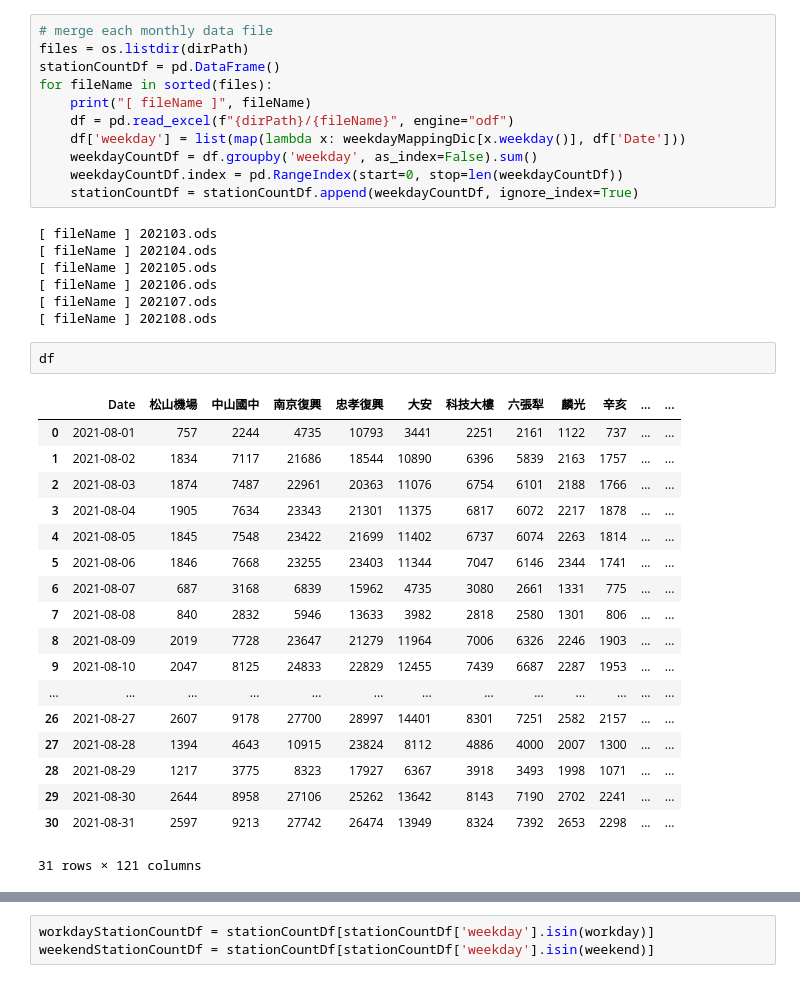
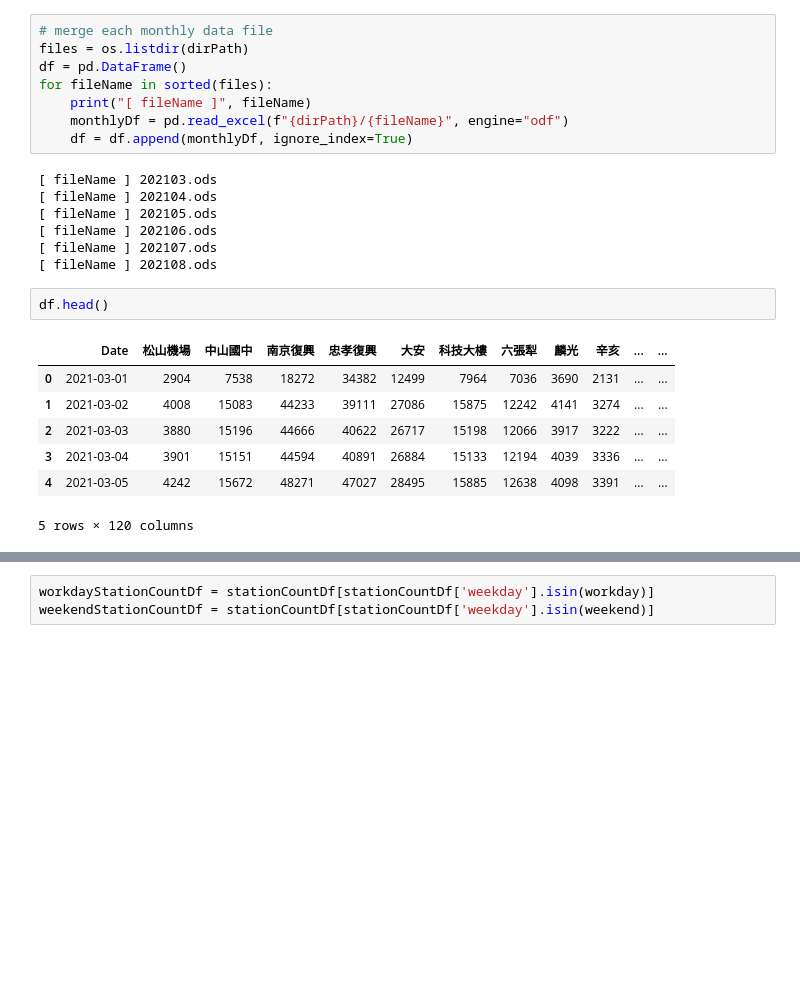
Before and after one commit to Jasmine-fe/TaipeiMRT, a Jupyter notebook: main.ipynb, the cells around one changed output, grey strips where cells are left out. Saved outputs shown, nothing was run; the diff lists cells and outputs as text; blank space fills up the shorter version.

```diff
--- a/main.ipynb
+++ b/main.ipynb
@@ -37,14 +35,11 @@ sns.set(style='white', font='SimHei', font_scale=1.5)
 # %%
 # merge each monthly data file
 files = os.listdir(dirPath)
-stationCountDf = pd.DataFrame()
+df = pd.DataFrame()
 for fileName in sorted(files):
     print("[ fileName ]", fileName)
-    df = pd.read_excel(f"{dirPath}/{fileName}", engine="odf")
-    df['weekday'] = list(map(lambda x: weekdayMappingDic[x.weekday()], df['Date']))
-    weekdayCountDf = df.groupby('weekday', as_index=False).sum()
-    weekdayCountDf.index = pd.RangeIndex(start=0, stop=len(weekdayCountDf))
-    stationCountDf = stationCountDf.append(weekdayCountDf, ignore_index=True)
+    monthlyDf = pd.read_excel(f"{dirPath}/{fileName}", engine="odf")
+    df = df.append(monthlyDf, ignore_index=True)
 # %% [output]
 [ fileName ] 202103.ods
 [ fileName ] 202104.ods
@@ -53,23 +48,12 @@ for fileName in sorted(files):
 [ fileName ] 202107.ods
 [ fileName ] 202108.ods
 # %%
-df
+df.head()
 # %% [output]
 |  | Date | 松山機場 | 中山國中 | 南京復興 | 忠孝復興 | 大安 | 科技大樓 | 六張犁 | 麟光 | 辛亥 | ... | ... |
-| 0 | 2021-08-01 | 757 | 2244 | 4735 | 10793 | 3441 | 2251 | 2161 | 1122 | 737 | ... | ... |
-| 1 | 2021-08-02 | 1834 | 7117 | 21686 | 18544 | 10890 | 6396 | 5839 | 2163 | 1757 | ... | ... |
-| 2 | 2021-08-03 | 1874 | 7487 | 22961 | 20363 | 11076 | 6754 | 6101 | 2188 | 1766 | ... | ... |
-| 3 | 2021-08-04 | 1905 | 7634 | 23343 | 21301 | 11375 | 6817 | 6072 | 2217 | 1878 | ... | ... |
-| 4 | 2021-08-05 | 1845 | 7548 | 23422 | 21699 | 11402 | 6737 | 6074 | 2263 | 1814 | ... | ... |
-| 5 | 2021-08-06 | 1846 | 7668 | 23255 | 23403 | 11344 | 7047 | 6146 | 2344 | 1741 | ... | ... |
-| 6 | 2021-08-07 | 687 | 3168 | 6839 | 15962 | 4735 | 3080 | 2661 | 1331 | 775 | ... | ... |
-| 7 | 2021-08-08 | 840 | 2832 | 5946 | 13633 | 3982 | 2818 | 2580 | 1301 | 806 | ... | ... |
-| 8 | 2021-08-09 | 2019 | 7728 | 23647 | 21279 | 11964 | 7006 | 6326 | 2246 | 1903 | ... | ... |
-| 9 | 2021-08-10 | 2047 | 8125 | 24833 | 22829 | 12455 | 7439 | 6687 | 2287 | 1953 | ... | ... |
-| ... | ... | ... | ... | ... | ... | ... | ... | ... | ... | ... | ... | ... |
-| 26 | 2021-08-27 | 2607 | 9178 | 27700 | 28997 | 14401 | 8301 | 7251 | 2582 | 2157 | ... | ... |
-| 27 | 2021-08-28 | 1394 | 4643 | 10915 | 23824 | 8112 | 4886 | 4000 | 2007 | 1300 | ... | ... |
-| 28 | 2021-08-29 | 1217 | 3775 | 8323 | 17927 | 6367 | 3918 | 3493 | 1998 | 1071 | ... | ... |
-| 29 | 2021-08-30 | 2644 | 8958 | 27106 | 25262 | 13642 | 8143 | 7190 | 2702 | 2241 | ... | ... |
-| 30 | 2021-08-31 | 2597 | 9213 | 27742 | 26474 | 13949 | 8324 | 7392 | 2653 | 2298 | ... | ... |
+| 0 | 2021-03-01 | 2904 | 7538 | 18272 | 34382 | 12499 | 7964 | 7036 | 3690 | 2131 | ... | ... |
+| 1 | 2021-03-02 | 4008 | 15083 | 44233 | 39111 | 27086 | 15875 | 12242 | 4141 | 3274 | ... | ... |
+| 2 | 2021-03-03 | 3880 | 15196 | 44666 | 40622 | 26717 | 15198 | 12066 | 3917 | 3222 | ... | ... |
+| 3 | 2021-03-04 | 3901 | 15151 | 44594 | 40891 | 26884 | 15133 | 12194 | 4039 | 3336 | ... | ... |
+| 4 | 2021-03-05 | 4242 | 15672 | 48271 | 47027 | 28495 | 15885 | 12638 | 4098 | 3391 | ... | ... |
-31 rows × 121 columns
+5 rows × 120 columns
```
Also changed, not shown: parts of 36 cells of this notebook, 7 other files.
